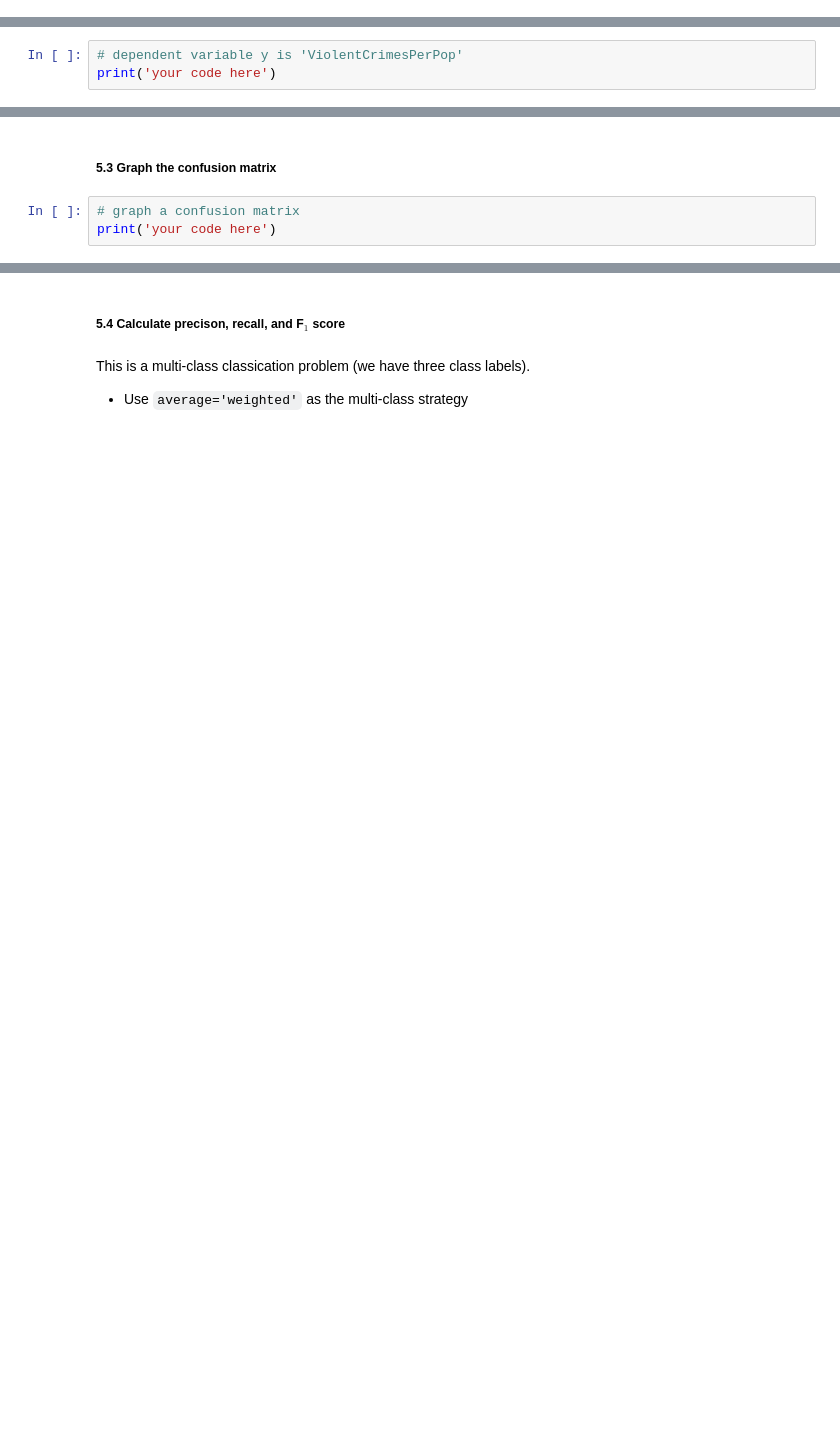
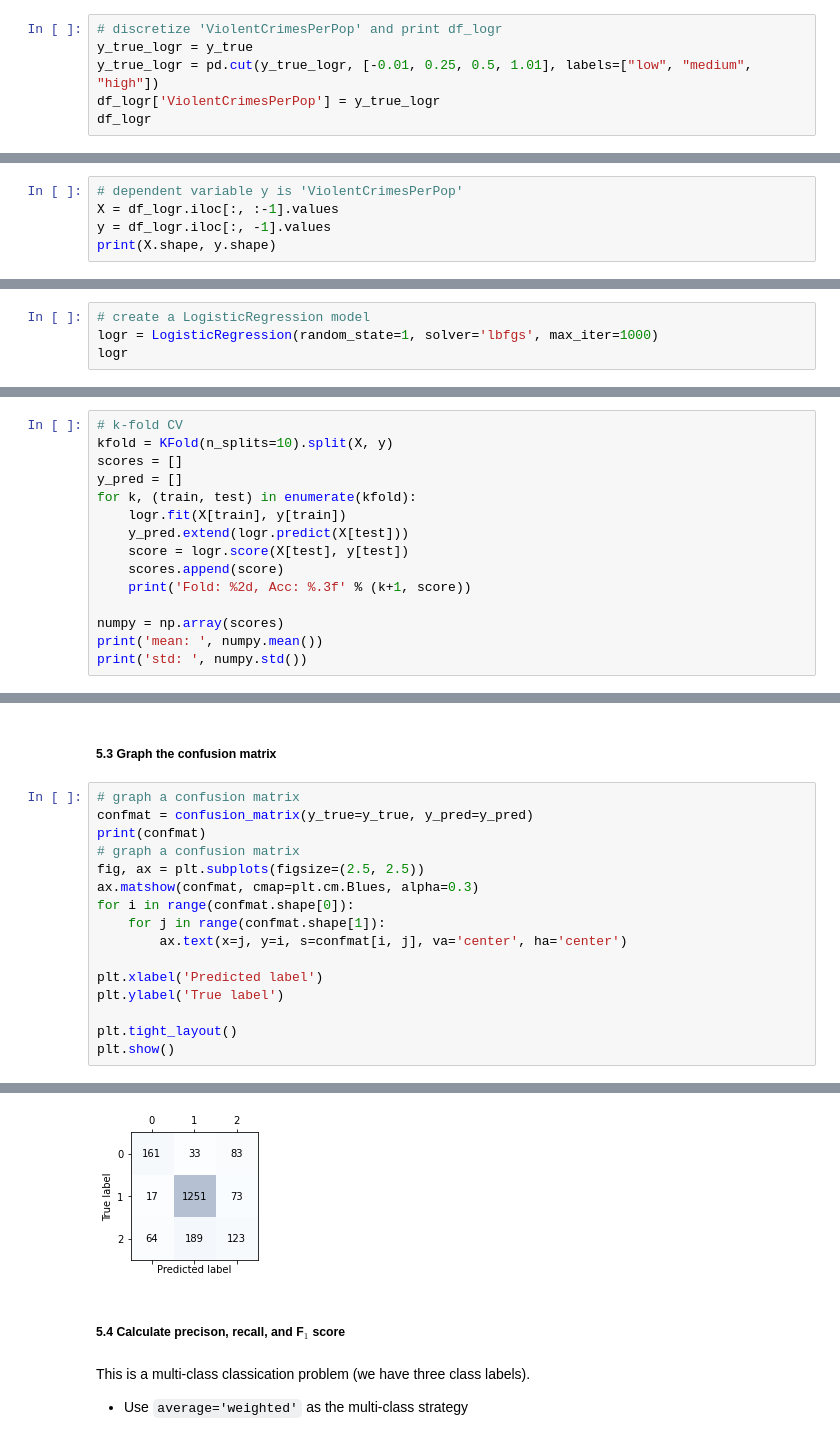
Before and after one commit to teemal/machine_learning_and_data_mining, a Jupyter notebook: Activity_07.ipynb, the cells around one changed output, grey strips where cells are left out. Cells and saved outputs as stored; diff of their text form; blank space fills up the shorter version.

```diff
--- a/Activity_07.ipynb
+++ b/Activity_07.ipynb
@@ -345,0 +508,6 @@ print('your code here')
+# %%
+# discretize 'ViolentCrimesPerPop' and print df_logr
+y_true_logr = y_true
+y_true_logr = pd.cut(y_true_logr, [-0.01, 0.25, 0.5, 1.01], labels=["low", "medium", "high"])
+df_logr['ViolentCrimesPerPop'] = y_true_logr
+df_logr
@@ -347,4 +529,6 @@ print('your code here')
 ##### 4.3 Split `df_logr` into `X` and `y`
 # %%
 # dependent variable y is 'ViolentCrimesPerPop'
-print('your code here')
+X = df_logr.iloc[:, :-1].values
+y = df_logr.iloc[:, -1].values
+print(X.shape, y.shape)
@@ -358,0 +542,4 @@ print('your code here')
+# %%
+# create a LogisticRegression model
+logr = LogisticRegression(random_state=1, solver='lbfgs', max_iter=1000)
+logr
@@ -367,0 +558,15 @@ print('your code here')
+# %%
+# k-fold CV
+kfold = KFold(n_splits=10).split(X, y)
+scores = []
+y_pred = []
+for k, (train, test) in enumerate(kfold):
+    logr.fit(X[train], y[train])
+    y_pred.extend(logr.predict(X[test]))
+    score = logr.score(X[test], y[test])
+    scores.append(score)
+    print('Fold: %2d, Acc: %.3f' % (k+1, score))
+
+numpy = np.array(scores)
+print('mean: ', numpy.mean())
+print('std: ', numpy.std())
@@ -387,5 +624,19 @@ print('your code here')
 # %% [markdown]
 ##### 5.3 Graph the confusion matrix
-# %%
-# graph a confusion matrix
-print('your code here')
+# %%
+# graph a confusion matrix
+confmat = confusion_matrix(y_true=y_true, y_pred=y_pred)
+print(confmat)
+# graph a confusion matrix
+fig, ax = plt.subplots(figsize=(2.5, 2.5))
+ax.matshow(confmat, cmap=plt.cm.Blues, alpha=0.3)
+for i in range(confmat.shape[0]):
+    for j in range(confmat.shape[1]):
+        ax.text(x=j, y=i, s=confmat[i, j], va='center', ha='center')
+
+plt.xlabel('Predicted label')
+plt.ylabel('True label')
+
+plt.tight_layout()
+plt.show()
+# %% [output]
@@ -392,3 +646,4 @@ print('your code here')
+[figure, added]
 # %% [markdown]
 ##### 5.4 Calculate precison, recall, and F$_1$ score
 # %% [markdown]
```
Also changed, not shown: parts of 31 cells of this notebook.
